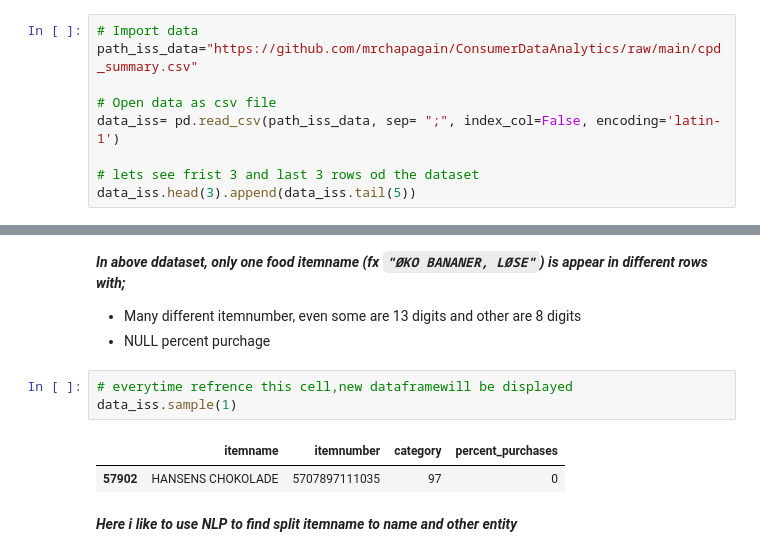
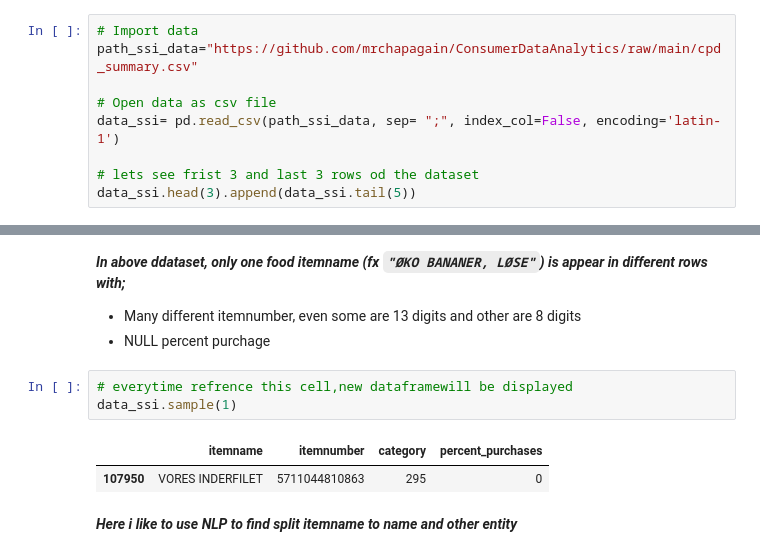
Before and after one commit to mrchapagain/ConsumerDataAnalytics, a Jupyter notebook: Data_Exploration.ipynb, the cells around one changed output, grey strips where cells are left out. Drawn from its saved outputs; the diff is of its cells as text.

```diff
--- a/Data_Exploration.ipynb
+++ b/Data_Exploration.ipynb
@@ -25,13 +25,13 @@ import os
 *   **percent_purchases:** Percent off all receipt lines in the dataset where each line is a purchas
 # %%
 # Import data
-path_iss_data="https://github.com/mrchapagain/ConsumerDataAnalytics/raw/main/cpd_summary.csv"
+path_ssi_data="https://github.com/mrchapagain/ConsumerDataAnalytics/raw/main/cpd_summary.csv"
 
 # Open data as csv file
-data_iss= pd.read_csv(path_iss_data, sep= ";", index_col=False, encoding='latin-1')
+data_ssi= pd.read_csv(path_ssi_data, sep= ";", index_col=False, encoding='latin-1')
 
 # lets see frist 3 and last 3 rows od the dataset
-data_iss.head(3).append(data_iss.tail(5))
+data_ssi.head(3).append(data_ssi.tail(5))
 # %% [output]
 |  | itemname | itemnumber | category | percent_purchases |
 | 0 | PANT | 8880171 | 845 | 3,369 |
@@ -60,10 +60,10 @@ data_iss.iloc[[11, 12, 14, 18], :]
 *   NULL percent purchage
 # %%
 # everytime refrence this cell,new dataframewill be displayed
-data_iss.sample(1)
+data_ssi.sample(1)
 # %% [output]
 |  | itemname | itemnumber | category | percent_purchases |
-| 57902 | HANSENS CHOKOLADE | 5707897111035 | 97 | 0 |
+| 107950 | VORES INDERFILET | 5711044810863 | 295 | 0 |
 # %% [markdown]
 ***Here i like to use NLP to find split itemname to name and other entity***
 # %%
```
Also changed, not shown: parts of 7 cells of this notebook.
